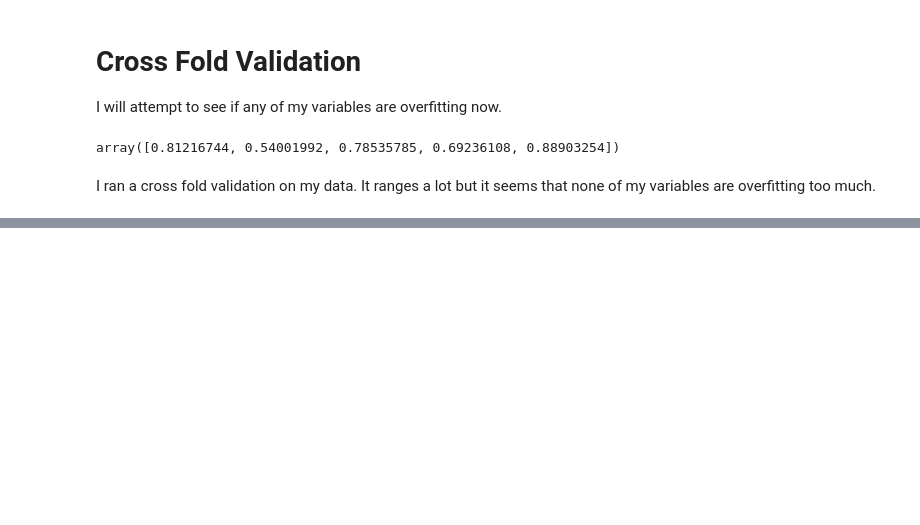
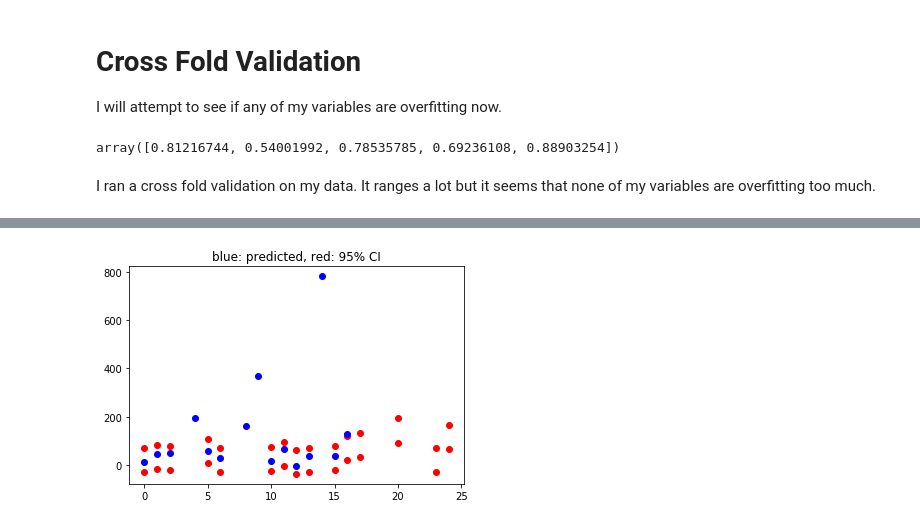
Before and after one commit to lamkg/Thinkful-, a Jupyter notebook: U2 L4 P4 Challenge Regression Model .ipynb, the cells around one changed output, grey strips where cells are left out. Cells and saved outputs as stored; diff of their text form; code cells hidden in the pictures; blank space fills up the shorter version.

```diff
--- a/U2 L4 P4 Challenge Regression Model .ipynb
+++ b/U2 L4 P4 Challenge Regression Model .ipynb
@@ -246,0 +371,9 @@ I ran a cross fold validation on my data. It ranges a lot but it seems that none
+# %%
+# Already ran a cross validation on my initial model.
+#  Find the p value
+linear_formula2 = 'Property_Crime ~ Population+Violent_Crime+Burglary'
+
+# Fit the model to our data using the formula.
+lm2 = smf.ols(formula=linear_formula2, data=data2).fit()
+# Model one results are
+print(lm2.params)
@@ -246,0 +404,12 @@ I ran a cross fold validation on my data. It ranges a lot but it seems that none
+# %%
+# Use wls_prediction_std to build confidence intervals
+prstd, iv_l, iv_u = wls_prediction_std(lm2)
+
+plt.figure()
+plt.plot(iv_u[0:15], 'o', color='r')
+plt.plot(iv_l[0:15], 'o', color='r')
+plt.plot(lm.fittedvalues[0:15], 'o', color='b')
+plt.title('blue: predicted, red: 95% CI')
+plt.show()
+# %% [output]
+[figure, added]
```
Also changed, not shown: parts of 30 cells of this notebook.
